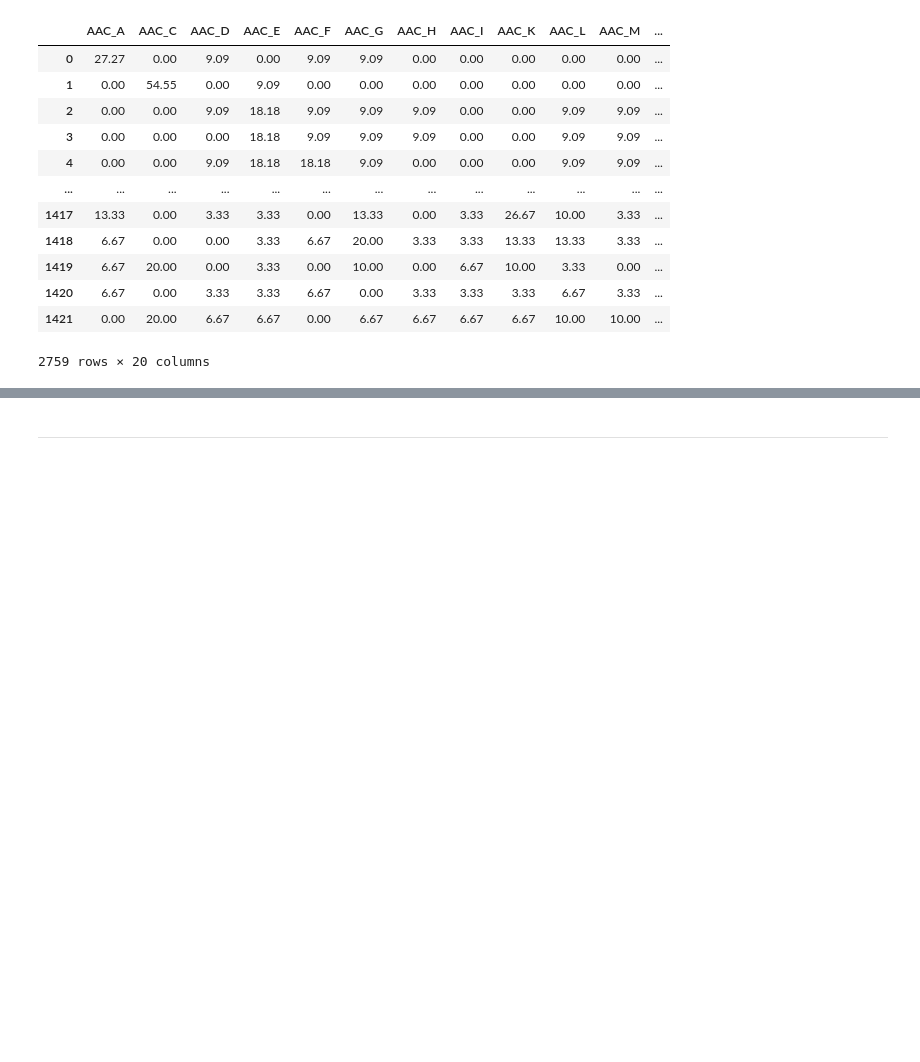
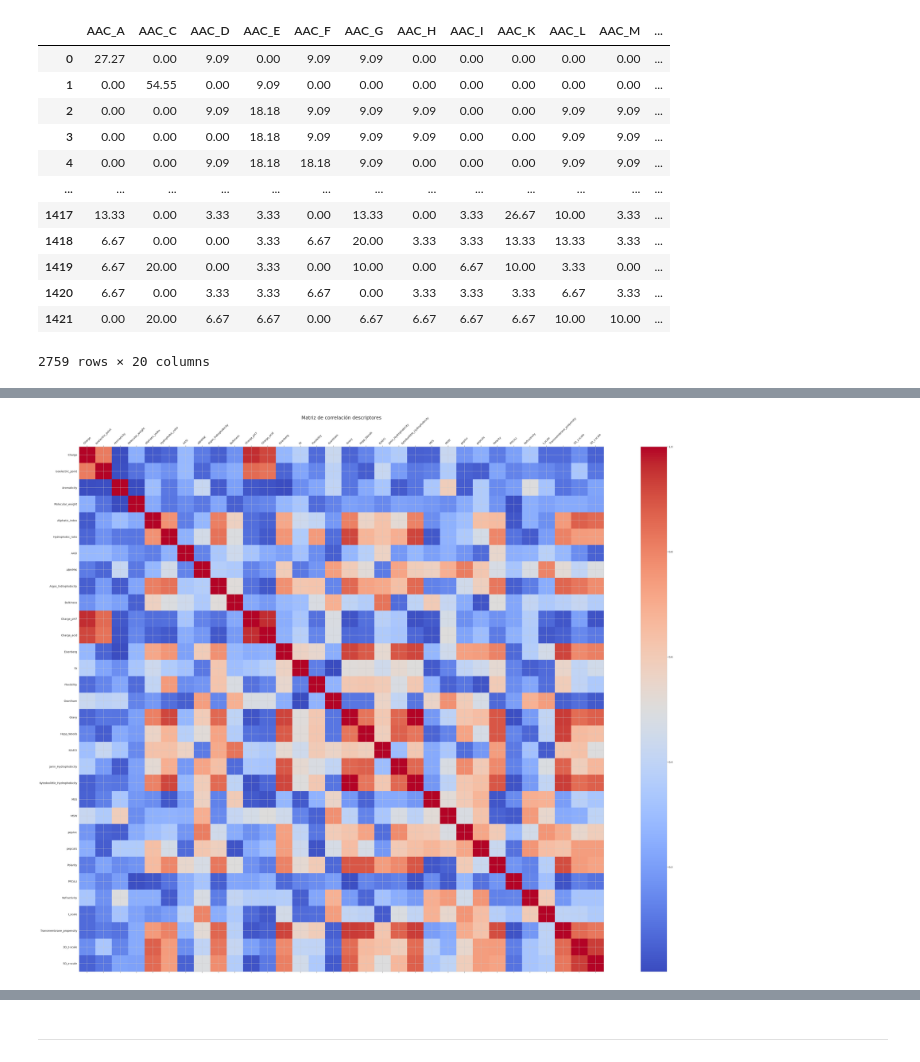
Before and after one commit to DanielAldas/RIIAA5.0_Workshop, a Jupyter notebook: Building_&_interpreting_Deep_AmPEP30_model.ipynb, the cells around one changed output, grey strips where cells are left out. Cells and saved outputs as stored; diff of their text form; code cells hidden in the pictures; blank space fills up the shorter version.

```diff
--- a/Building_&_interpreting_Deep_AmPEP30_model.ipynb
+++ b/Building_&_interpreting_Deep_AmPEP30_model.ipynb
@@ -926,0 +947,2 @@ plt.xlabel("Feature Importance")
+# %%
+pepdesc_total = pd.concat([pepdesc_pos, pepdesc_neg])
@@ -926,0 +955,3 @@ plt.xlabel("Feature Importance")
+# %%
+pepdesc_features = pepdesc_total.iloc[:,2:-1]
+pepdesc_features
@@ -926,0 +972,7 @@ plt.xlabel("Feature Importance")
+# %%
+def normalize (df):
+    normalized_df=df.copy()
+    normalized_df=(df-df.min())/(df.max()-df.min())
+    return normalized_df
+# %%
+features_norm = normalize(pepdesc_features)
@@ -926,0 +992,11 @@ plt.xlabel("Feature Importance")
+# %%
+#Matriz de correlación normalizada
+f = plt.figure(figsize=(70, 50))
+plt.matshow(features_norm.corr().abs(), fignum=f.number, cmap=plt.get_cmap('coolwarm'))
+plt.xticks(range(features_norm.select_dtypes(['number']).shape[1]), features_norm.select_dtypes(['number']).columns, fontsize=14, rotation=45)
+plt.yticks(range(features_norm.select_dtypes(['number']).shape[1]), features_norm.select_dtypes(['number']).columns, fontsize=14)
+cb = plt.colorbar()
+cb.ax.tick_params(labelsize=14)
+plt.title('Matriz de correlación descriptores', fontsize=25);
+# %% [output]
+[figure, added]
```
Also changed, not shown: parts of 47 cells of this notebook.
